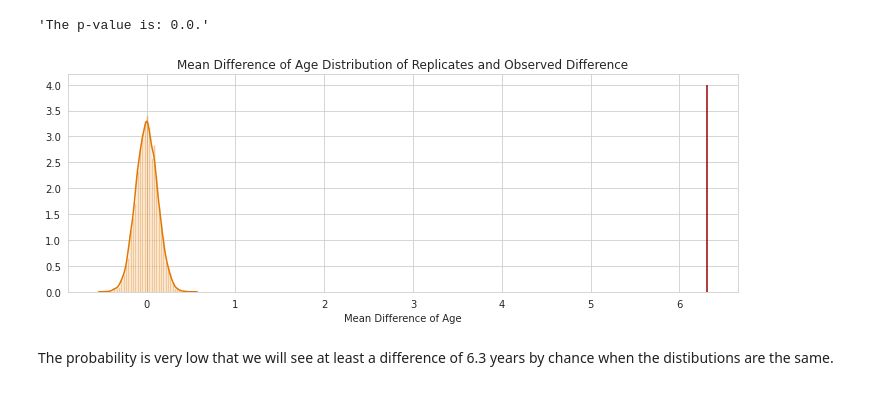
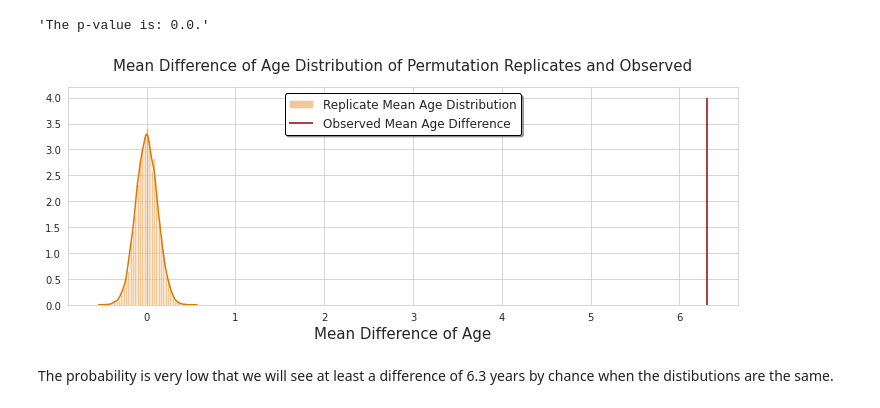
Before and after one commit to christianspybrook/movie_actor_tree_ensembles, a Jupyter notebook: statistical_analysis/capstone2_statistical_analysis.ipynb, the cells around one changed output. Cells and saved outputs as stored; diff of their text form; code cells hidden in the pictures.

```diff
--- a/statistical_analysis/capstone2_statistical_analysis.ipynb
+++ b/statistical_analysis/capstone2_statistical_analysis.ipynb
@@ -24,10 +29,7 @@ This is your color palette...
 [figure]
 # %%
 # read in actor dataset
-df = pd.read_json('./data/capstone2_ds.json')
+df = pd.read_json('../data/capstone2_ds.json')
-# %%
-# assign better name to target
-df.rename(columns={'revenue': 'actor_value'}, inplace=True)
 # %%
 # observe a bit of the data
 df.head().transpose()
@@ -267,14 +289,19 @@ f'The p-value is: {p_chance}.'
 # %%
 # plot permutation replicates and compare with observed mean difference
 
-sns.distplot(perm_reps_age, color=mp.colors(5))
-plt.vlines(mean_age_diff_obs, ymin=0, ymax=4, colors=mp.colors(2))
+plt.vlines(mean_age_diff_obs, ymin=0, ymax=4, colors=mp.colors(2),
+           label='Observed Mean Age Difference')
+sns.distplot(perm_reps_age, color=mp.colors(5),
+             label='Replicate Mean Age Distribution')
 
-plt.xlabel('Mean Difference of Age')
+plt.xlabel('Mean Difference of Age', fontsize=15)
 
-plt.title('Mean Difference of Age Distribution of Replicates and Observed Difference');
+plt.legend(loc=9, fontsize='large', fancybox=True, shadow=True, edgecolor='k')
+plt.title(
+    'Mean Difference of Age Distribution of Permutation Replicates and Observed',
+          fontsize=15, y=1.05);
 # %% [output]
-[figure, old version]
+[figure, new version]
 # %% [markdown]
 The probability is very low that we will see at least a difference of 6.3 years by chance when the distibutions are the same.
 # %% [markdown]
```
Also changed, not shown: parts of 86 cells of this notebook.
